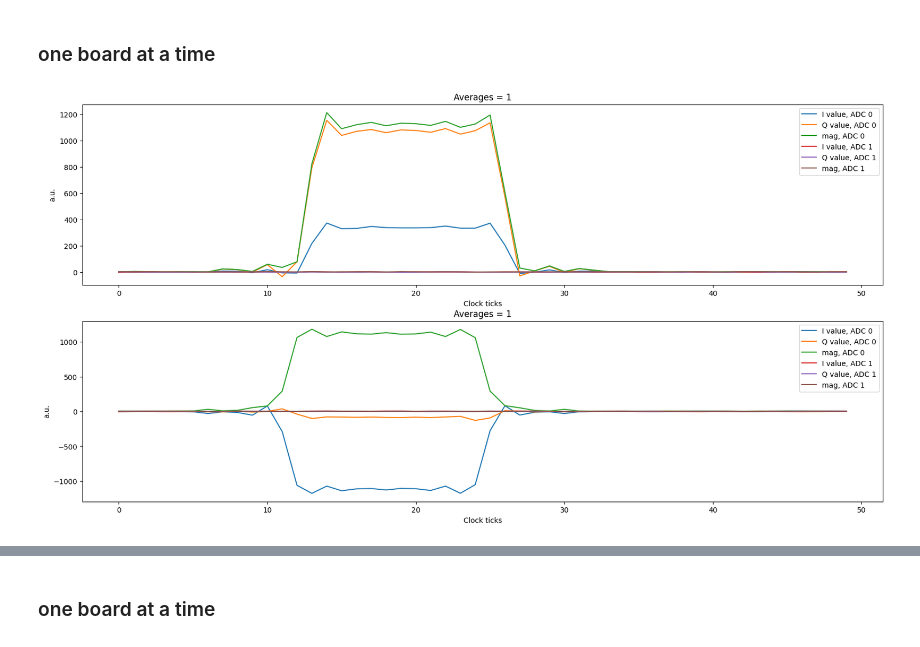
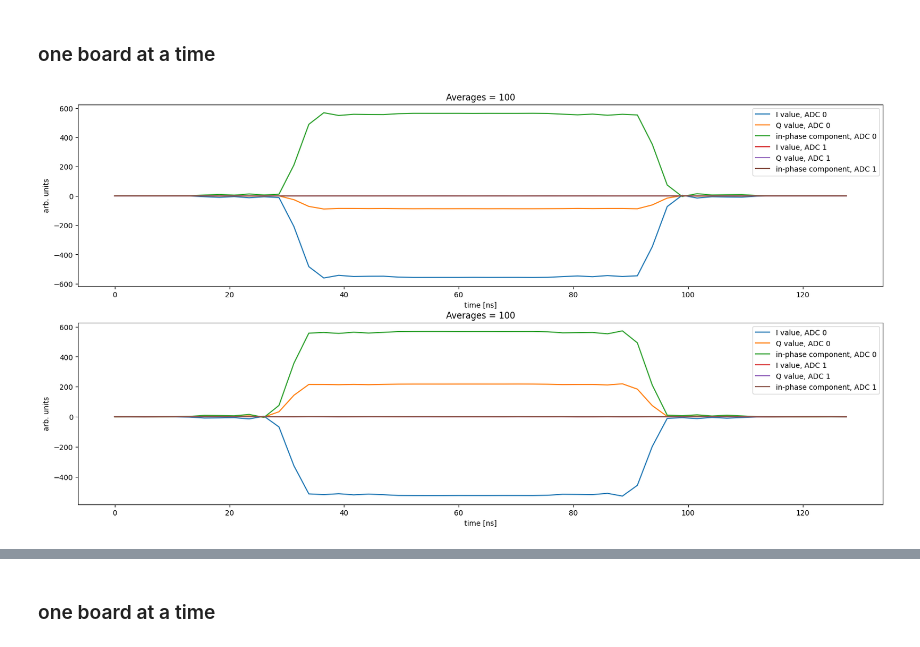
Before and after one commit to meeg/qick_demos_sho, a Jupyter notebook: multiboard.ipynb, the cells around one changed output, grey strips where cells are left out. Drawn from its saved outputs; the diff is of its cells as text; code cells hidden in the pictures.

```diff
--- a/multiboard.ipynb
+++ b/multiboard.ipynb
@@ -96,8 +205,8 @@ Firmware configuration (built Wed Aug 16 13:39:03 2023):
 # %%
 GEN_CHS = [6, 5]
 RO_CHS = [0, 1]
-TRIG_TIME = 120 # tProc ticks
-FREQ = 500
+TRIG_TIME = 145 # tProc ticks
+FREQ = 500 # MHz
 # %%
 class LoopbackProgram(AveragerProgram):
     def initialize(self):
@@ -111,14 +220,28 @@ class LoopbackProgram(AveragerProgram):
         freq = self.freq2reg(cfg["freq"],gen_ch=cfg["gen_chs"][0], ro_ch=cfg["ro_chs"][0])
         phase = self.deg2reg(cfg["gen_phase"], gen_ch=cfg["gen_chs"][0])
         gain = cfg["gen_gain"]
+
         for gen_ch in cfg["gen_chs"]:
+            # the minimum length for a waveform (i.e. either ramp of a flat-top) is 3 fabric ticks (48 DAC samples)
+            # my time resolution suffers if the ramp is too slow, so I make a custom envelope
+            # the ramp is only 32 samples at the start+end of the array, the middle is flat
+            maxv = self.get_maxv(gen_ch)
+            idata = np.ones(6*16, dtype=np.int32)*maxv
+            idata[:cfg['ramp_nsamp']] = np.linspace(0, maxv, cfg['ramp_nsamp'], dtype=np.int32)
+            idata[:-cfg['ramp_nsamp']-1:-1] = np.linspace(0, maxv, cfg['ramp_nsamp'], dtype=np.int32)
+            qdata = np.zeros(6*16, dtype=np.int32)
+            self.add_envelope(ch=gen_ch, name="ramp", idata=idata, qdata=qdata)
             self.set_pulse_registers(ch=gen_ch, freq=freq, phase=phase, gain=gain,
-                                         style="const", length=cfg["pulse_len"])
+                                     style="flat_top", length=cfg["pulse_len"],
+                                     waveform='ramp',
+                                    )
+            # self.set_pulse_registers(ch=gen_ch, freq=freq, phase=phase, gain=gain,
+            #                              style="const", length=cfg["pulse_len"])
         if cfg['send_start']:
             self.synci(200)  # give processor some time to set registers
             self.trigger(pins=[0], t=0) # output a pulse on PMOD0_0, to trigger the follower
             self.synci(cfg['leader_delay']) # give follower time to catch up
-        self.synci(200)  # give processor some time to set registers
+        self.synci(200+cfg['follower_delay'])  # give processor some time to set registers
 
     def body(self):
         self.trigger(adcs=self.cfg["ro_chs"],
@@ -131,39 +254,42 @@ class LoopbackProgram(AveragerProgram):
 config={"gen_chs":GEN_CHS, # --Fixed
         "ro_chs":RO_CHS, # --Fixed
         "leader_delay": 10, # [tProc ticks]
+        "follower_delay": 0, # [tProc ticks]
         "relax_delay":1.0, # --us
         "gen_phase":0, # --degrees
-        "pulse_len":10, # [gen ticks]
+        "pulse_len":20, # [gen ticks]
+        "ramp_nsamp": 32, # [DAC samples]
         "ro_len": 50, # [RO ticks]
         "gen_gain": 30000, # [DAC units]
         "freq": FREQ, # [MHz]
         "adc_trig_offset": TRIG_TIME, # [tProc ticks]
         "send_start": False,
         "reps": 1, # --Fixed
-        "soft_avgs":1
+        "soft_avgs":100
        }
 # %% [markdown]
 ### one board at a time
 # %%
 progs = []
 config['send_start'] = False
 for i, (soc, soccfg) in enumerate(proxies):
     progs.append(LoopbackProgram(soccfg, config))
 
 iq_lists = []
 for i, (soc, soccfg) in enumerate(proxies):
     iq_lists.append(progs[i].acquire_decimated(soc, progress=True))
 
 fig, axes = plt.subplots(len(iq_lists), 1, figsize=(20,10))
 for i, iq_list in enumerate(iq_lists):
     plot = axes[i]
     for ii, iq in enumerate(iq_list):
-        plot.plot(iq[0], label="I value, ADC %d"%(config['ro_chs'][ii]))
-        plot.plot(iq[1], label="Q value, ADC %d"%(config['ro_chs'][ii]))
-        plot.plot(np.abs(iq[0]+1j*iq[1]), label="mag, ADC %d"%(config['ro_chs'][ii]))
-    plot.set_ylabel("a.u.")
-    plot.set_xlabel("Clock ticks")
+        t = 1000*progs[0].get_time_axis(ro_index=ii)
+        plot.plot(t, iq[0], label="I value, ADC %d"%(config['ro_chs'][ii]))
+        plot.plot(t, iq[1], label="Q value, ADC %d"%(config['ro_chs'][ii]))
+        plot.plot(t, get_inphase(iq.T), label="in-phase component, ADC %d"%(config['ro_chs'][ii]))
+    plot.set_ylabel("arb. units")
+    plot.set_xlabel("time [ns]")
     plot.set_title("Averages = " + str(config["soft_avgs"]))
     plot.legend();
 # %% [output]
-[figure, old version]
+[figure, new version]
```
Also changed, not shown: parts of 28 cells of this notebook.
